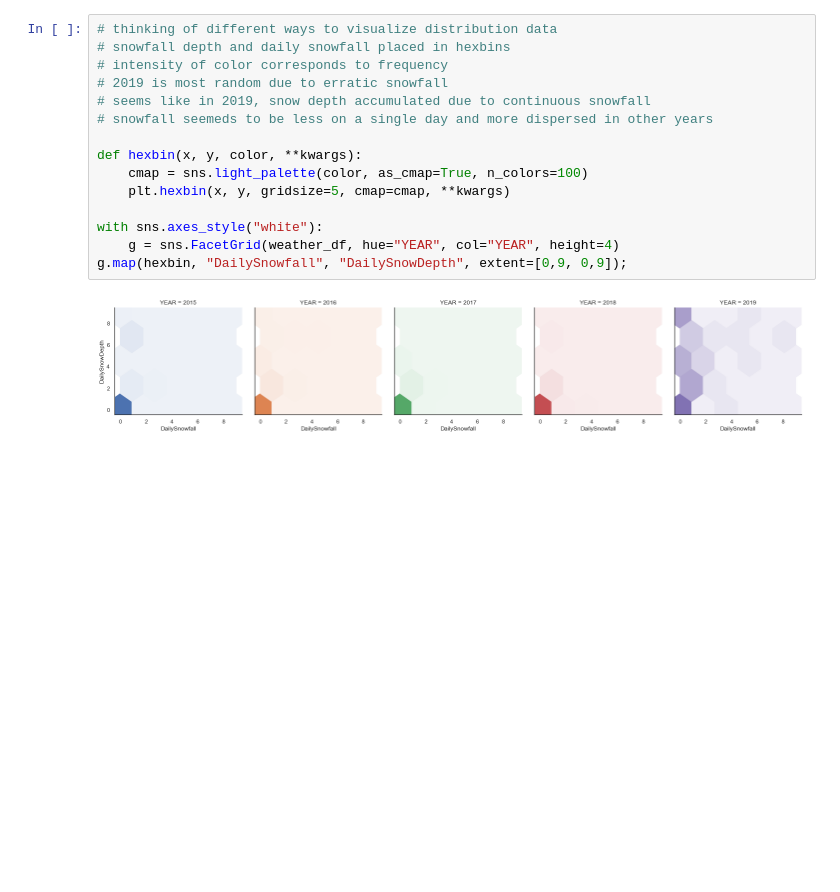
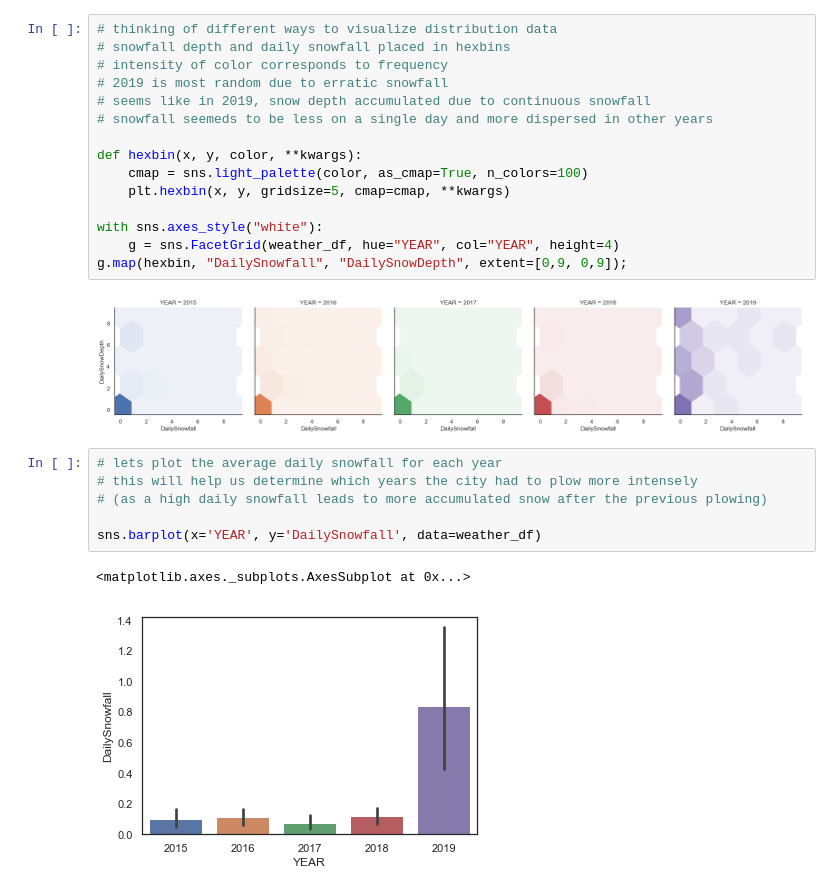
Before and after one commit to tylerharter/s19-city-t1, a Jupyter notebook: Madison Snowfall Visualization.ipynb, the cells around one changed output. Cells and saved outputs as stored; diff of their text form; blank space fills up the shorter version.

Commit message:
Snowfall per year graphs + started viz on city data

```diff
--- a/Madison Snowfall Visualization.ipynb
+++ b/Madison Snowfall Visualization.ipynb
@@ -74,3 +97,12 @@ with sns.axes_style("white"):
 g.map(hexbin, "DailySnowfall", "DailySnowDepth", extent=[0,9, 0,9]);
 # %% [output]
 [figure]
+# %%
+# lets plot the average daily snowfall for each year
+# this will help us determine which years the city had to plow more intensely
+# (as a high daily snowfall leads to more accumulated snow after the previous plowing)
+
+sns.barplot(x='YEAR', y='DailySnowfall', data=weather_df)
+# %% [output]
+<matplotlib.axes._subplots.AxesSubplot at 0x...>
+[figure, added]
```
Also changed, not shown: parts of 5 cells of this notebook.
